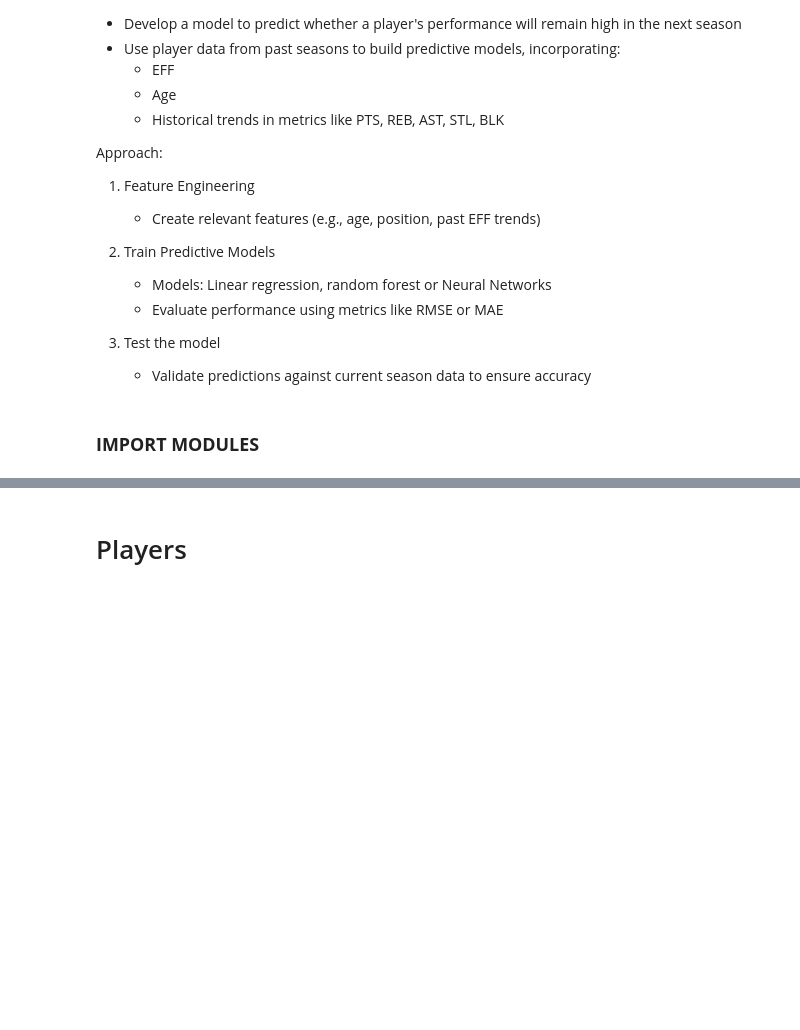
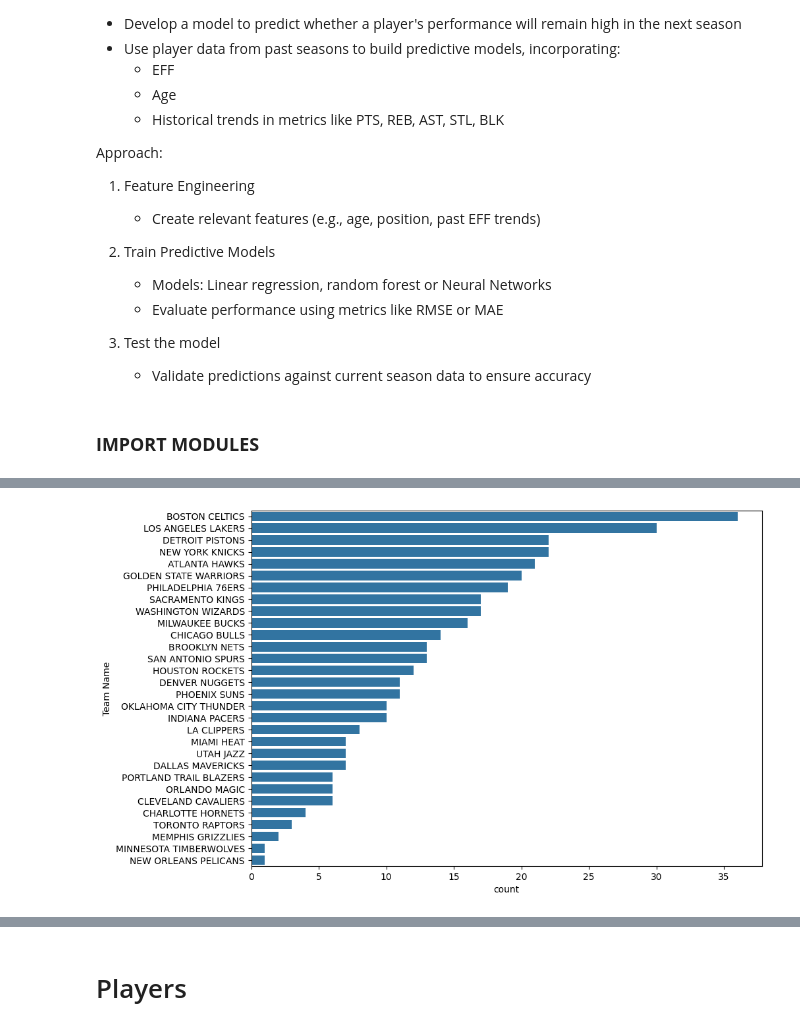
Before and after one commit to chocoCaro/Intro_DS, a Jupyter notebook: [data4life]_final.ipynb, the cells around one changed output, grey strips where cells are left out. Cells and saved outputs as stored; diff of their text form; code cells hidden in the pictures; blank space fills up the shorter version.

```diff
--- a/[data4life]_final.ipynb
+++ b/[data4life]_final.ipynb
@@ -99,0 +106,8 @@ import seaborn as sns
+# %%
+# nba.com
+nba_teams = pd.read_csv(filepath_or_buffer='Data_NBA_1/nba_teams.csv')
+nba_roster = pd.read_csv(filepath_or_buffer='Data_NBA_1/nba_roster.csv')
+nba_hall_of_fame = pd.read_csv(filepath_or_buffer='Data_NBA_1/nba_hall_of_fame.csv')
+
+# basketball-reference.com
+nba_players = pd.read_csv(filepath_or_buffer='Data_NBA_2/nba_players.csv')
@@ -99,0 +177,6 @@ import seaborn as sns
+# %%
+plt.figure(figsize=(10, 7))
+sns.barplot(data=nba_hall_of_fame['Team Name'].value_counts(), orient='h')
+plt.show()
+# %% [output]
+[figure, added]
```
Also changed, not shown: parts of 14 cells of this notebook, 6 other files.
